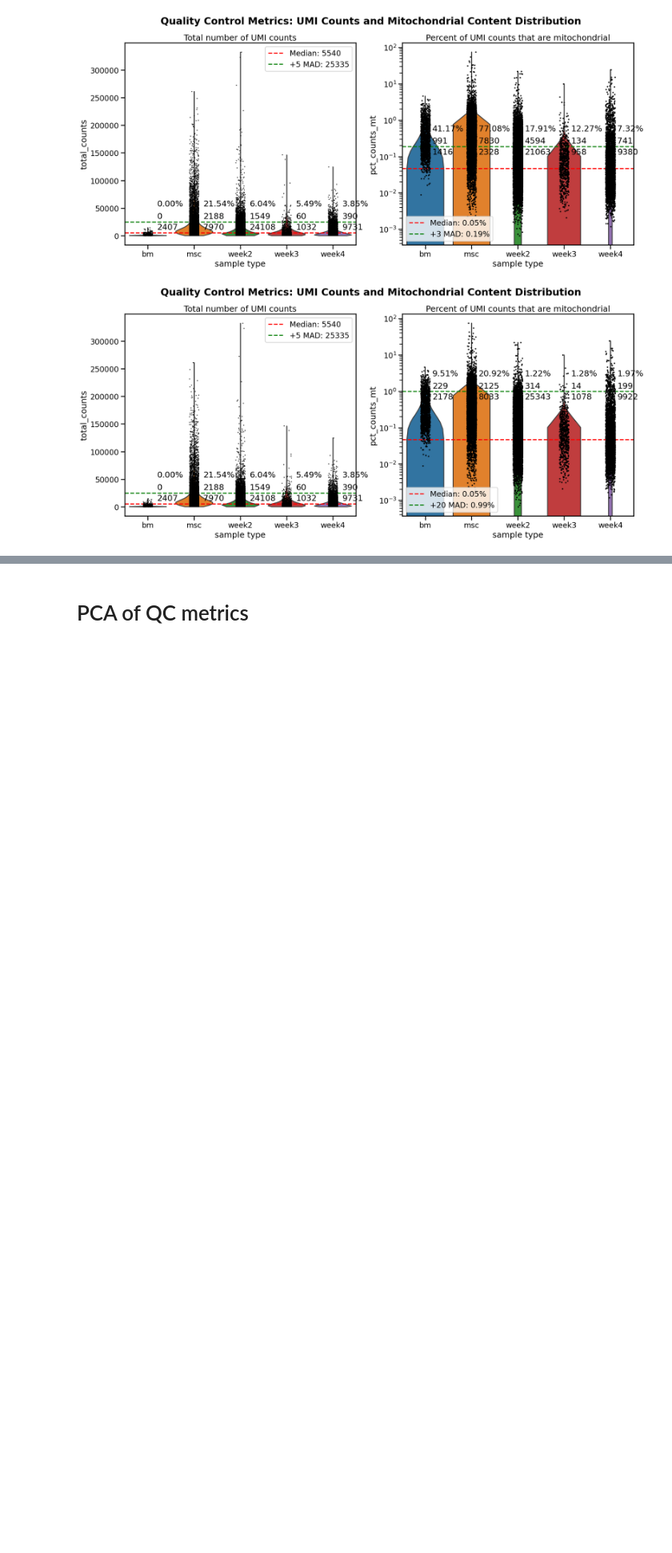
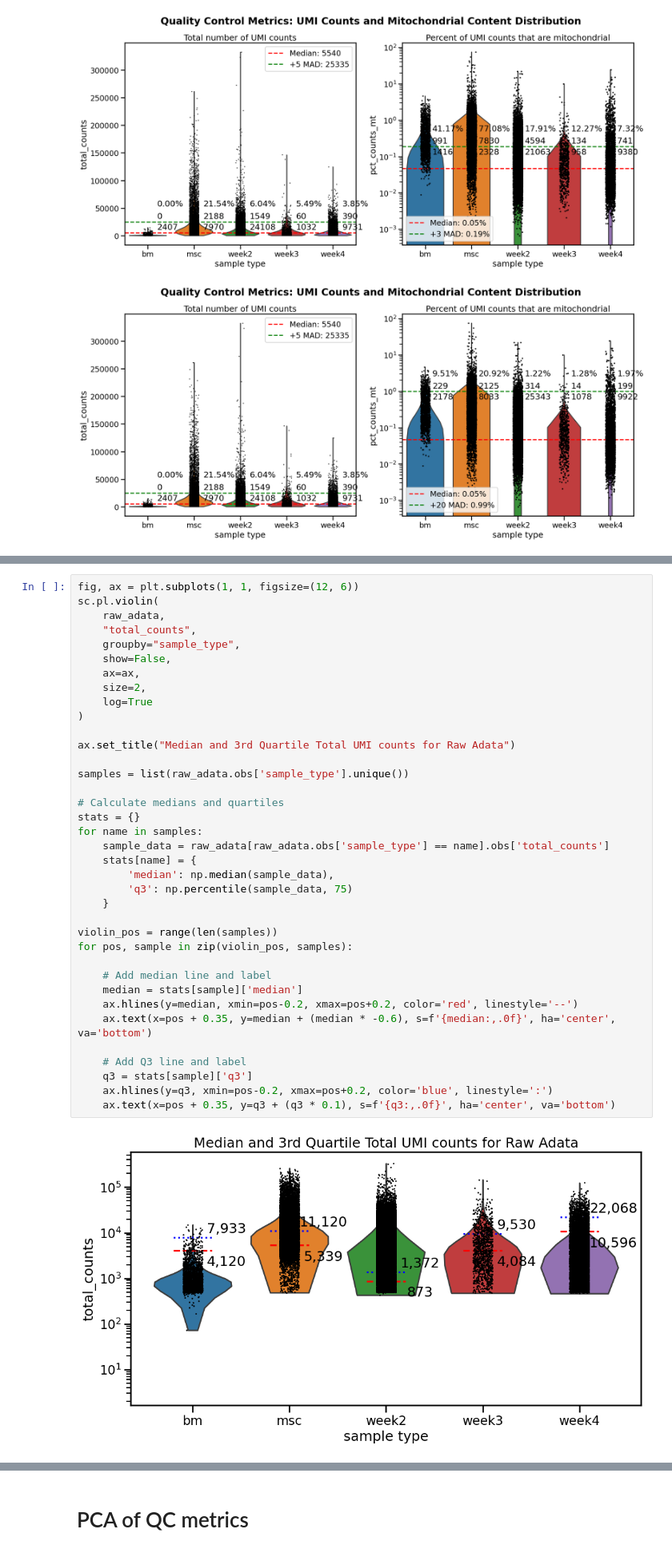
Before and after one commit to kevin-lee-aifi/mm_bm_chip_organoids, a Jupyter notebook: EXP-01244/rerun_notebooks/processing.ipynb, the cells around one changed output, grey strips where cells are left out. Shown at 80% size. Saved outputs shown, nothing was run; the diff lists cells and outputs as text; blank space fills up the shorter version.

```diff
--- a/EXP-01244/rerun_notebooks/processing.ipynb
+++ b/EXP-01244/rerun_notebooks/processing.ipynb
@@ -374,0 +544,39 @@ plot_with_mads(raw_adata)
+# %%
+fig, ax = plt.subplots(1, 1, figsize=(12, 6))
+sc.pl.violin(
+    raw_adata,
+    "total_counts",
+    groupby="sample_type",
+    show=False,
+    ax=ax,
+    size=2,
+    log=True
+)
+
+ax.set_title("Median and 3rd Quartile Total UMI counts for Raw Adata")
+
+samples = list(raw_adata.obs['sample_type'].unique())
+
+# Calculate medians and quartiles
+stats = {}
+for name in samples:
+    sample_data = raw_adata[raw_adata.obs['sample_type'] == name].obs['total_counts']
+    stats[name] = {
+        'median': np.median(sample_data),
+        'q3': np.percentile(sample_data, 75)
+    }
+
+violin_pos = range(len(samples))
+for pos, sample in zip(violin_pos, samples):
+
+    # Add median line and label
+    median = stats[sample]['median']
+    ax.hlines(y=median, xmin=pos-0.2, xmax=pos+0.2, color='red', linestyle='--')
+    ax.text(x=pos + 0.35, y=median + (median * -0.6), s=f'{median:,.0f}', ha='center', va='bottom')
+
+    # Add Q3 line and label
+    q3 = stats[sample]['q3']
+    ax.hlines(y=q3, xmin=pos-0.2, xmax=pos+0.2, color='blue', linestyle=':')
+    ax.text(x=pos + 0.35, y=q3 + (q3 * 0.1), s=f'{q3:,.0f}', ha='center', va='bottom')
+# %% [output]
+[figure, added]
```
Also changed, not shown: parts of 5 cells of this notebook, 1 other file.
